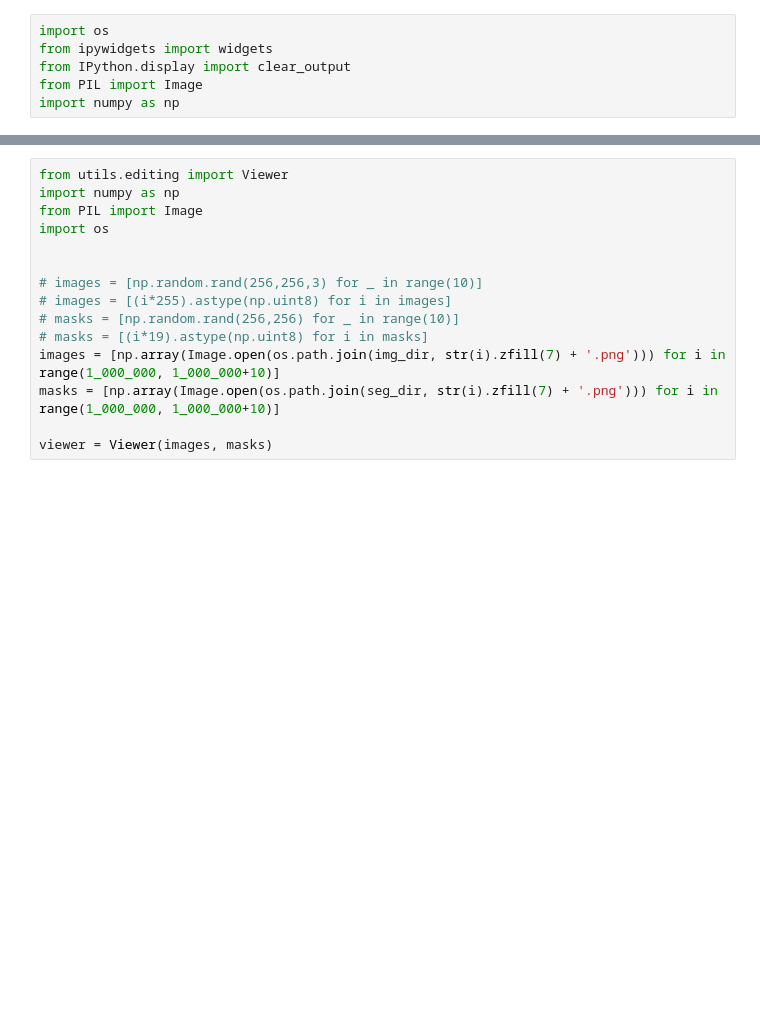
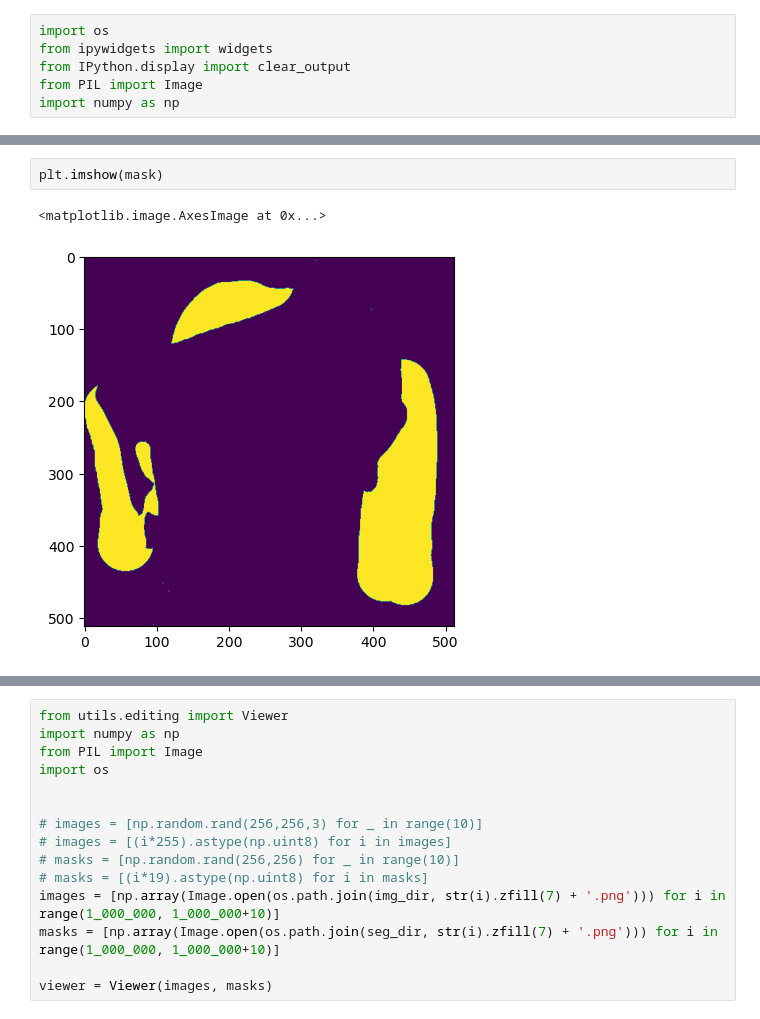
Before and after one commit to wamiq-reyaz/diffusion_face, a Jupyter notebook: notebooks/attrs_lookat.ipynb, the cells around one changed output, grey strips where cells are left out. Drawn from its saved outputs; the diff is of its cells as text; blank space fills up the shorter version.

```diff
--- a/notebooks/attrs_lookat.ipynb
+++ b/notebooks/attrs_lookat.ipynb
@@ -102,0 +210,5 @@ ToggleButtons(description='Overlay:', options=('On', 'Off'), value='On')
+# %%
+plt.imshow(mask)
+# %% [output]
+<matplotlib.image.AxesImage at 0x...>
+[figure, added]
```
Also changed, not shown: parts of 40 cells of this notebook, 10 other files.
